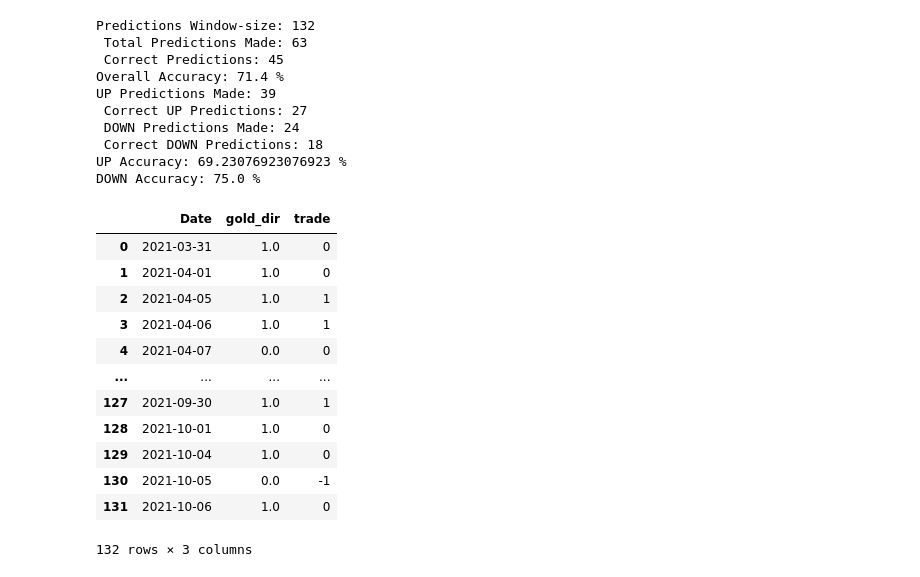
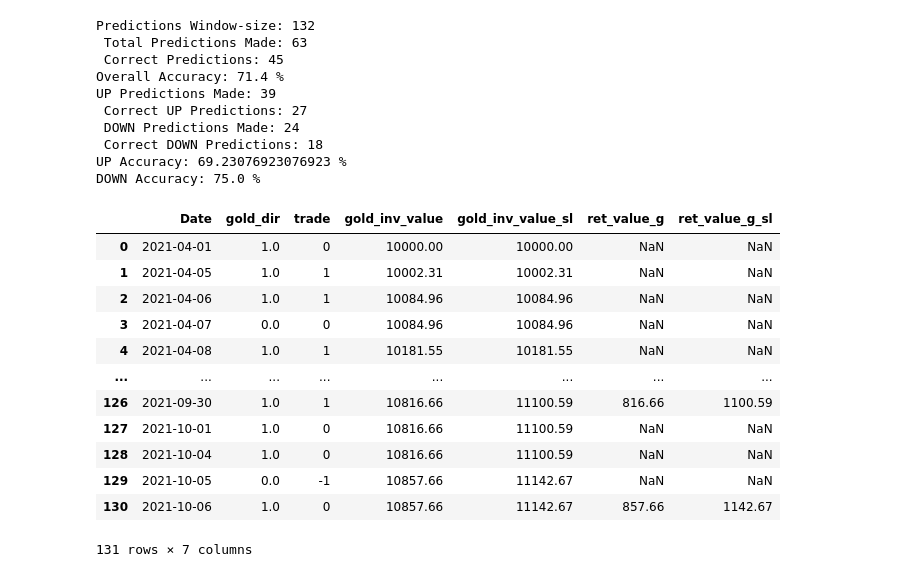
Before and after one commit to cell2silicon/Investment_Strategy, a Jupyter notebook: invest_strategy_Gold.ipynb, the cells around one changed output. Drawn from its saved outputs; the diff is of its cells as text; code cells hidden in the pictures.

```diff
--- a/invest_strategy_Gold.ipynb
+++ b/invest_strategy_Gold.ipynb
@@ -500,18 +500,18 @@ trading_str.head()
 | 3 | 2021-04-06 | 1.0 | 0.0 | 1.0 | 1.0 | 1.0 |
 | 4 | 2021-04-07 | 0.0 | 1.0 | 0.0 | 0.0 | 1.0 |
 # %%
-trading_str['sum'] = trading_str['xg'] + trading_str['xg_gold_c'] + trading_str['rf'] #+ trading_str['logit']
-trading_str['trade'] = np.where(trading_str['sum']==3, 1, np.where((trading_str['sum']==0), -1, 0))
+trading_str_g['sum'] = trading_str_g['xg'] + trading_str_g['xg_gold_c'] + trading_str_g['rf'] #+ trading_str_g['logit']
+trading_str_g['trade'] = np.where(trading_str_g['sum']==3, 1, np.where((trading_str_g['sum']==0), -1, 0))
 
 # Determining Accuracy
-a = trading_str['gold_dir'][trading_str['trade']==1].count()
-b = trading_str['gold_dir'][(trading_str['trade']==1) & (trading_str['gold_dir']==1)].count()
+a = trading_str_g['gold_dir'][trading_str_g['trade']==1].count()
+b = trading_str_g['gold_dir'][(trading_str_g['trade']==1) & (trading_str_g['gold_dir']==1)].count()
 
-c = trading_str['gold_dir'][trading_str['trade']==-1].count()
-d = trading_str['gold_dir'][(trading_str['trade']==-1) & (trading_str['gold_dir']==0)].count()
+c = trading_str_g['gold_dir'][trading_str_g['trade']==-1].count()
+d = trading_str_g['gold_dir'][(trading_str_g['trade']==-1) & (trading_str_g['gold_dir']==0)].count()
 
 # Printing out accuracy of predictions
-print('Predictions Window-size:', len(trading_str), '\n', 'Total Predictions Made:', a+c, '\n', 'Correct Predictions:', b+d)
+print('Predictions Window-size:', len(trading_str_g), '\n', 'Total Predictions Made:', a+c, '\n', 'Correct Predictions:', b+d)
 print('Overall Accuracy:', round((b+d)/(a+c)*100,1),'%')
 
 print('UP Predictions Made:', a, '\n', 'Correct UP Predictions:', b, '\n', 'DOWN Predictions Made:', c, '\n', 'Correct DOWN Predictions:', d)
@@ -529,20 +529,51 @@ UP Predictions Made: 39
 UP Accuracy: 69.23076923076923 %
 DOWN Accuracy: 75.0 %
 # %%
-trading_plot = trading_str[["Date", "gold_dir", "trade"]]
-gold_3 = gold_3[[]]
-trading_plot
+trading_str_g = trading_str_g[["Date", "gold_dir", "trade"]]
+gold_df = gold_2[["Date", "Gold_Change%"]]
+trading_str_g = trading_str_g.merge(gold_df, on="Date", how="left" )
+# Dropping first row
+# trading_str_g = trading_str_g.iloc[1: , :]
+
+trading_str_g["return_gold"] = trading_str_g["trade"] * trading_str_g["Gold_Change%"]
+
+trading_str_g["total_ret_g"] = trading_str_g["return_gold"] + 1
+trading_str_g["cum_tot_ret_g"] = trading_str_g["total_ret_g"].cumprod()
+# We are assuming that we are starting from investment of USD 10,000.
+trading_str_g["gold_inv_value"] = round(trading_str_g["cum_tot_ret_g"] * 10000 ,2)
+
+# Trading with STOP LOSS at 1%
+sl_level = 0.01
+trading_str_g["total_ret_g_sl"] = np.where(trading_str_g["return_gold"]<-sl_level, -sl_level, trading_str_g["return_gold"]) + 1
+trading_str_g["cum_tot_ret_g_sl"] = trading_str_g["total_ret_g_sl"].cumprod()
+# We are assuming that we are starting from investment of USD 10,000.
+trading_str_g["gold_inv_value_sl"] = round(trading_str_g["cum_tot_ret_g_sl"] * 10000 ,2)
+
+
+trading_str_g['month'] = trading_str_g['Date'].dt.month
+
+ls = [4, 5, 6, 7, 8, 9, 10]
+for i in ls:
+    trading_str_g.loc[trading_str_g['month']==i, 'max_date'] = trading_str_g['Date'][trading_str_g['month']==i].max()
+
+trading_str_g.loc[trading_str_g["Date"] == trading_str_g["max_date"], "ret_value_g"] = trading_str_g["gold_inv_value"] - 10000
+trading_str_g.loc[trading_str_g["Date"] == trading_str_g["max_date"], "ret_value_g_sl"] = trading_str_g["gold_inv_value_sl"] - 10000
+
+trading_str_g = trading_str_g.drop(columns=['month', 'max_date'])
+
+trading_str_g = trading_str_g[["Date", "gold_dir", "trade", "gold_inv_value", "gold_inv_value_sl", "ret_value_g", "ret_value_g_sl"]]
+trading_str_g
 # %% [output]
-|  | Date | gold_dir | trade |
-| 0 | 2021-03-31 | 1.0 | 0 |
-| 1 | 2021-04-01 | 1.0 | 0 |
-| 2 | 2021-04-05 | 1.0 | 1 |
-| 3 | 2021-04-06 | 1.0 | 1 |
-| 4 | 2021-04-07 | 0.0 | 0 |
-| ... | ... | ... | ... |
-| 127 | 2021-09-30 | 1.0 | 1 |
-| 128 | 2021-10-01 | 1.0 | 0 |
-| 129 | 2021-10-04 | 1.0 | 0 |
-| 130 | 2021-10-05 | 0.0 | -1 |
-| 131 | 2021-10-06 | 1.0 | 0 |
+|  | Date | gold_dir | trade | gold_inv_value | gold_inv_value_sl | ret_value_g | ret_value_g_sl |
+| 0 | 2021-04-01 | 1.0 | 0 | 10000.00 | 10000.00 | NaN | NaN |
+| 1 | 2021-04-05 | 1.0 | 1 | 10002.31 | 10002.31 | NaN | NaN |
+| 2 | 2021-04-06 | 1.0 | 1 | 10084.96 | 10084.96 | NaN | NaN |
+| 3 | 2021-04-07 | 0.0 | 0 | 10084.96 | 10084.96 | NaN | NaN |
+| 4 | 2021-04-08 | 1.0 | 1 | 10181.55 | 10181.55 | NaN | NaN |
+| ... | ... | ... | ... | ... | ... | ... | ... |
+| 126 | 2021-09-30 | 1.0 | 1 | 10816.66 | 11100.59 | 816.66 | 1100.59 |
+| 127 | 2021-10-01 | 1.0 | 0 | 10816.66 | 11100.59 | NaN | NaN |
+| 128 | 2021-10-04 | 1.0 | 0 | 10816.66 | 11100.59 | NaN | NaN |
+| 129 | 2021-10-05 | 0.0 | -1 | 10857.66 | 11142.67 | NaN | NaN |
+| 130 | 2021-10-06 | 1.0 | 0 | 10857.66 | 11142.67 | 857.66 | 1142.67 |
-132 rows × 3 columns
+131 rows × 7 columns
```
Also changed, not shown: parts of 8 cells of this notebook, 11 other files.
